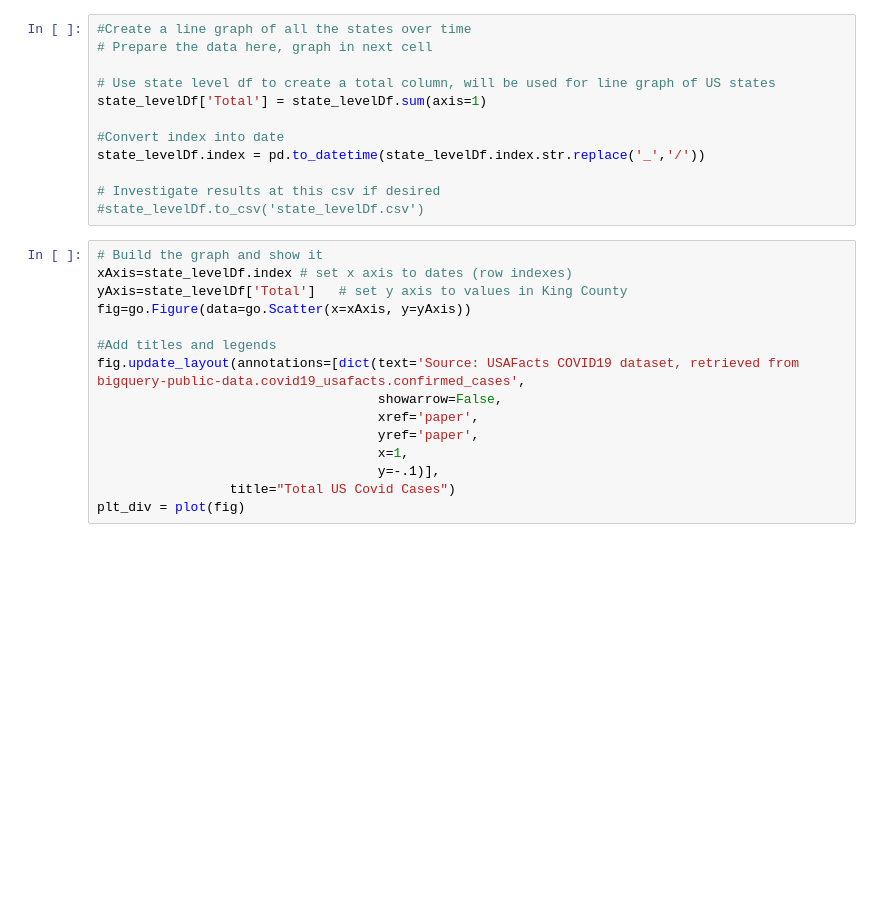
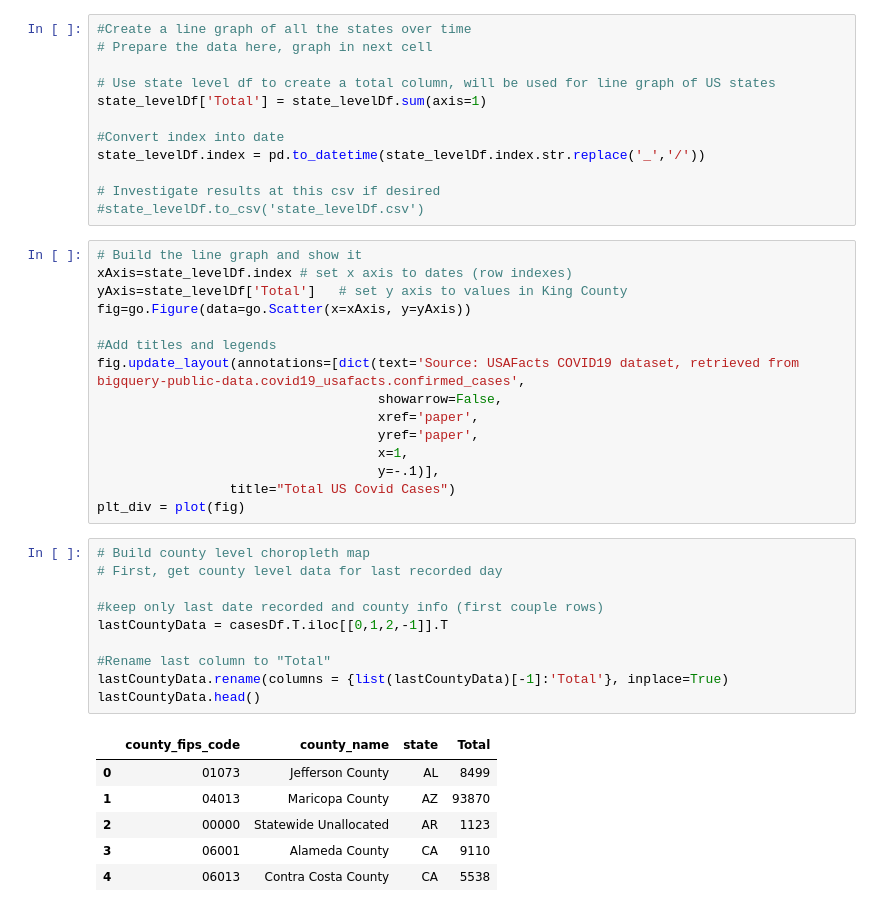
Before and after one commit to mikec3/Portfolio_Test, a Jupyter notebook: BigQuery_And_PlotlyTesting.ipynb, the cells around one changed output. Drawn from its saved outputs; the diff is of its cells as text; blank space fills up the shorter version.

```diff
--- a/BigQuery_And_PlotlyTesting.ipynb
+++ b/BigQuery_And_PlotlyTesting.ipynb
@@ -179,7 +186,7 @@ state_levelDf.index = pd.to_datetime(state_levelDf.index.str.replace('_','/'))
 # Investigate results at this csv if desired
 #state_levelDf.to_csv('state_levelDf.csv')
 # %%
-# Build the graph and show it
+# Build the line graph and show it
 xAxis=state_levelDf.index # set x axis to dates (row indexes)
 yAxis=state_levelDf['Total']   # set y axis to values in King County
 fig=go.Figure(data=go.Scatter(x=xAxis, y=yAxis))
@@ -193,3 +200,20 @@ fig.update_layout(annotations=[dict(text='Source: USAFacts COVID19 dataset, retr
                                     y=-.1)],
                  title="Total US Covid Cases")
 plt_div = plot(fig)
+# %%
+# Build county level choropleth map
+# First, get county level data for last recorded day
+
+#keep only last date recorded and county info (first couple rows)
+lastCountyData = casesDf.T.iloc[[0,1,2,-1]].T
+
+#Rename last column to "Total"
+lastCountyData.rename(columns = {list(lastCountyData)[-1]:'Total'}, inplace=True)
+lastCountyData.head()
+# %% [output]
+|  | county_fips_code | county_name | state | Total |
+| 0 | 01073 | Jefferson County | AL | 8499 |
+| 1 | 04013 | Maricopa County | AZ | 93870 |
+| 2 | 00000 | Statewide Unallocated | AR | 1123 |
+| 3 | 06001 | Alameda County | CA | 9110 |
+| 4 | 06013 | Contra Costa County | CA | 5538 |
```
Also changed, not shown: parts of 8 cells of this notebook, 9 other files.
